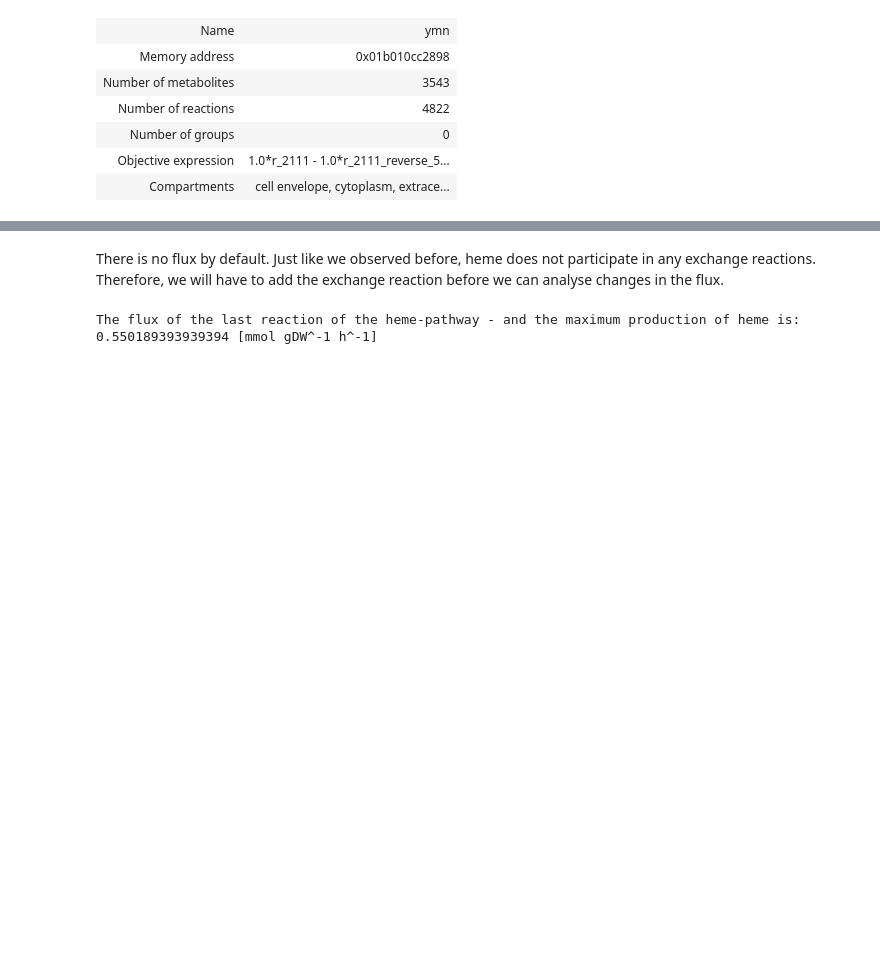
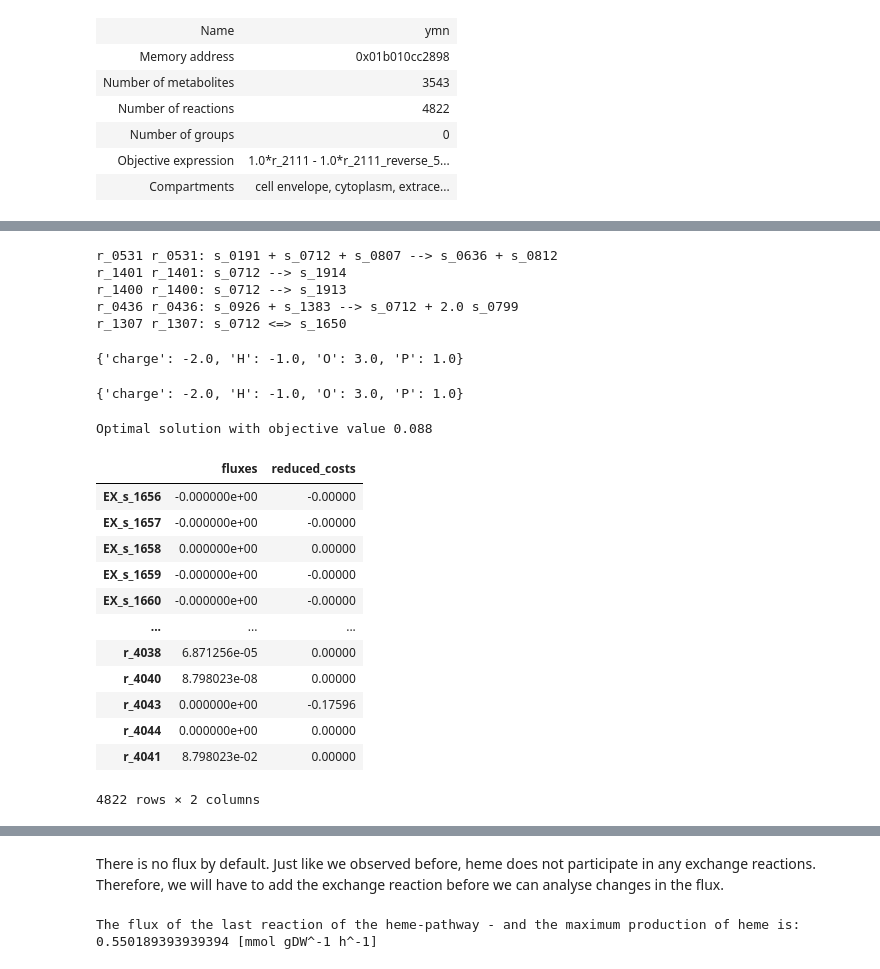
Before and after one commit to 27410/group-assignment-2021-group_10_rhb_cerevisiae, a Jupyter notebook: Analysis/iron_yeast.ipynb, the cells around one changed output, grey strips where cells are left out. Drawn from its saved outputs; the diff is of its cells as text; code cells hidden in the pictures; blank space fills up the shorter version.

```diff
--- a/Analysis/iron_yeast.ipynb
+++ b/Analysis/iron_yeast.ipynb
@@ -68,0 +68,9 @@ model.optimize().fluxes['FCLTm']
+# %%
+for reaction in model.metabolites.s_0712.reactions:
+    print(reaction.id, reaction)
+# %% [output]
+r_0531 r_0531: s_0191 + s_0712 + s_0807 --> s_0636 + s_0812
+r_1401 r_1401: s_0712 --> s_1914
+r_1400 r_1400: s_0712 --> s_1913
+r_0436 r_0436: s_0926 + s_1383 --> s_0712 + 2.0 s_0799
+r_1307 r_1307: s_0712 <=> s_1650
@@ -68,0 +79,4 @@ model.optimize().fluxes['FCLTm']
+# %%
+r1.check_mass_balance()
+# %% [output]
+{'charge': -2.0, 'H': -1.0, 'O': 3.0, 'P': 1.0}
@@ -68,0 +85,21 @@ model.optimize().fluxes['FCLTm']
+# %%
+r2.check_mass_balance()
+# %% [output]
+{'charge': -2.0, 'H': -1.0, 'O': 3.0, 'P': 1.0}
+# %%
+model.optimize()
+# %% [output]
+Optimal solution with objective value 0.088
+|  | fluxes | reduced_costs |
+| EX_s_1656 | -0.000000e+00 | -0.00000 |
+| EX_s_1657 | -0.000000e+00 | -0.00000 |
+| EX_s_1658 | 0.000000e+00 | 0.00000 |
+| EX_s_1659 | -0.000000e+00 | -0.00000 |
+| EX_s_1660 | -0.000000e+00 | -0.00000 |
+| ... | ... | ... |
+| r_4038 | 6.871256e-05 | 0.00000 |
+| r_4040 | 8.798023e-08 | 0.00000 |
+| r_4043 | 0.000000e+00 | -0.17596 |
+| r_4044 | 0.000000e+00 | 0.00000 |
+| r_4041 | 8.798023e-02 | 0.00000 |
+4822 rows × 2 columns
```
Also changed, not shown: parts of 14 cells of this notebook.
